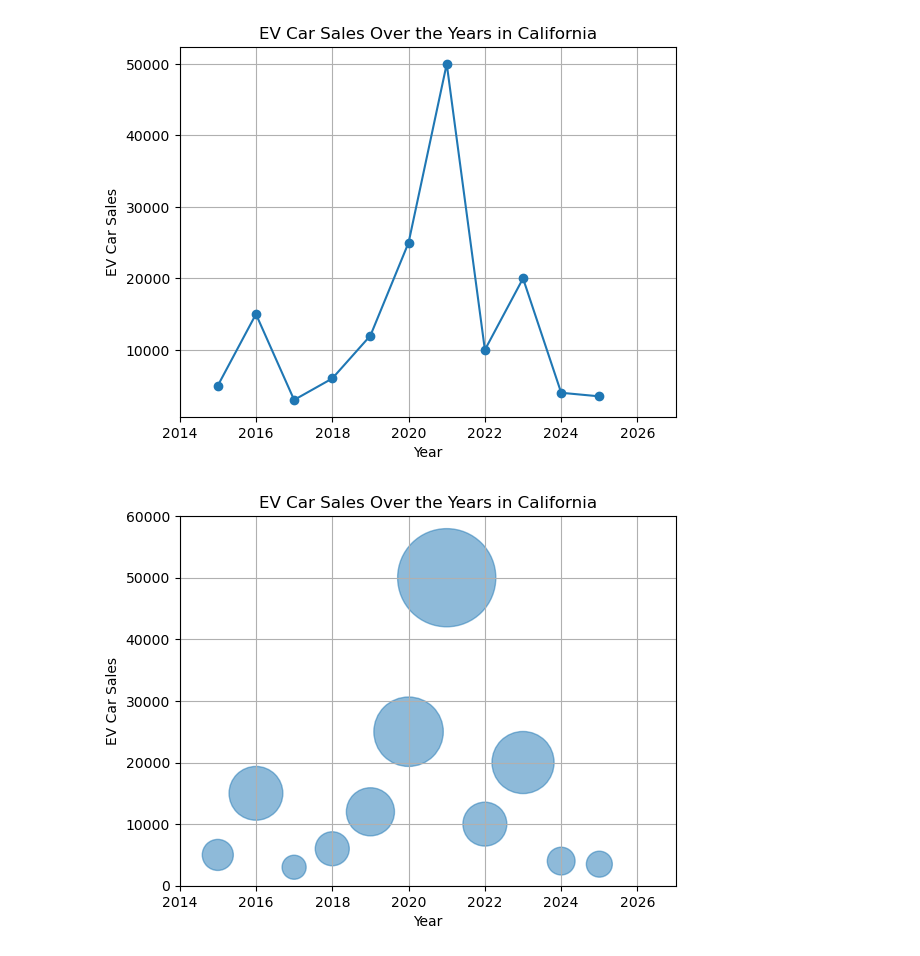
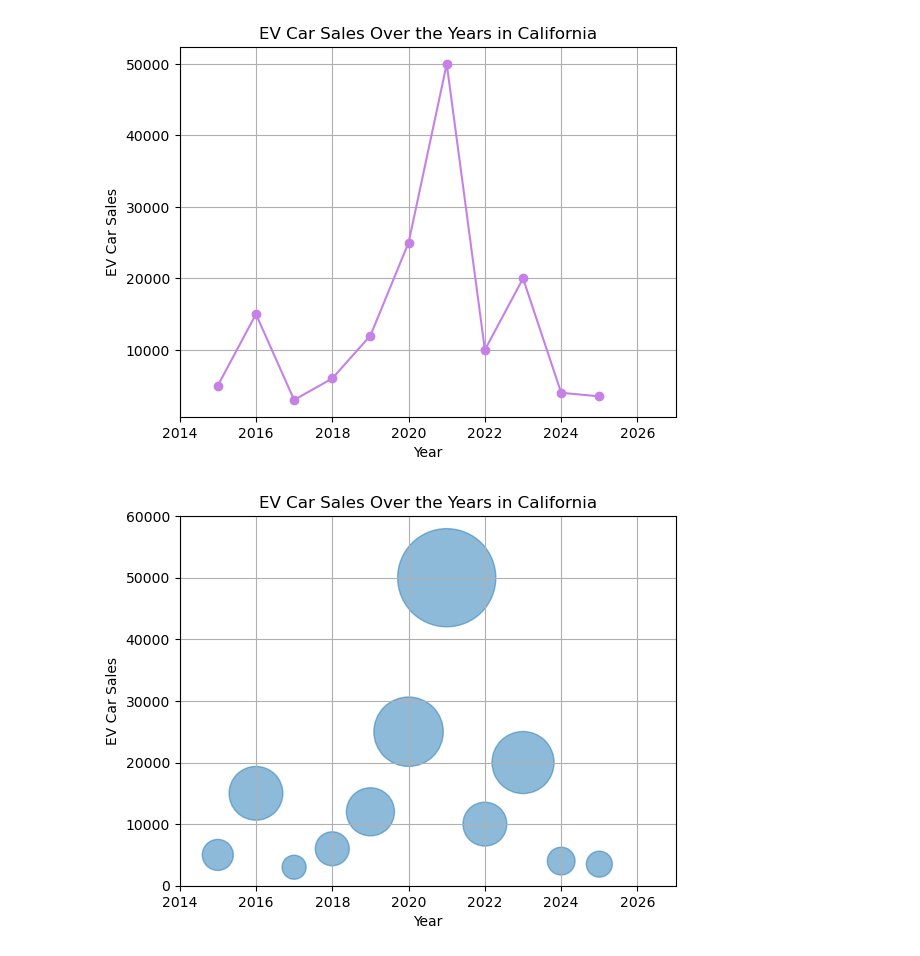
Before and after one commit to Youcheng9/Data-Visualization-Project-1, a Jupyter notebook: data2.ipynb, the cells around one changed output. Cells and saved outputs as stored; diff of their text form; code cells hidden in the pictures.

```diff
--- a/data2.ipynb
+++ b/data2.ipynb
@@ -1,18 +1,18 @@
 # %%
 # ~~~~~~ EV cars sales over the years ~~~~~~
 import matplotlib.pyplot as plt
 
 years = [2015, 2016, 2017, 2018, 2019, 2020, 2021, 2022, 2023, 2024, 2025]
 sales = [5000, 15000, 3000, 6000, 12000, 25000, 50000, 10000, 20000, 4000, 3500]
-plt.plot(years, sales, marker='o')
+plt.plot(years, sales, marker='o', color="#C681E7")
 plt.xlabel('Year')
 plt.ylabel('EV Car Sales')
 plt.xlim(2014, 2027)
 plt.title('EV Car Sales Over the Years in California')
 plt.grid()
 plt.show()
 # %% [output]
-[figure, old version]
+[figure, new version]
 # %%
 # ~~~~~~ Bubble Chart ~~~~~~
 sizes = [s / 10 for s in sales]
```
Also changed, not shown: 5 other files.
